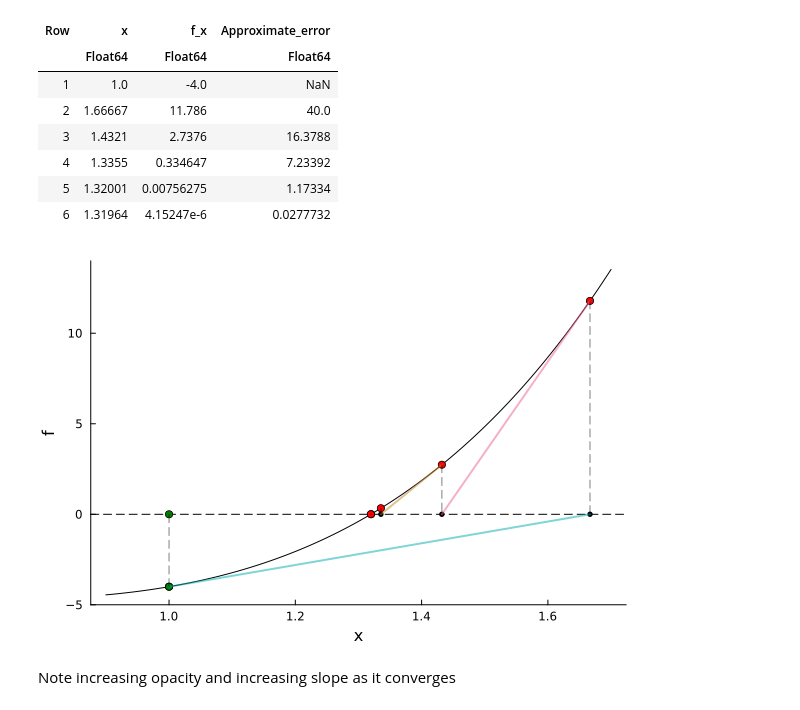
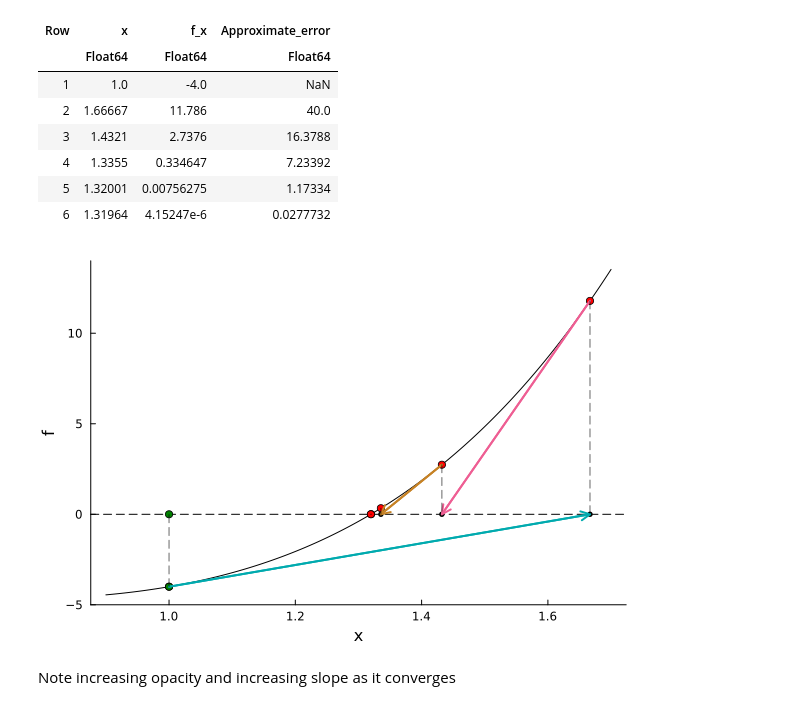
Before and after one commit to jhtl08/Root-Finding, a Jupyter notebook: CT1_Roots_Coloma_Lorenzo.ipynb, the cells around one changed output. Saved outputs shown, nothing was run; the diff lists cells and outputs as text; code cells hidden in the pictures.

```diff
--- a/CT1_Roots_Coloma_Lorenzo.ipynb
+++ b/CT1_Roots_Coloma_Lorenzo.ipynb
@@ -301,38 +339,36 @@ using Plots
 
 array_size=length(x_values)
 y_zeros = zeros(array_size)
 
 x = range(min_x, max_x, length=length_x)
 y = f.(x)
 
 Plots.plot(x, y, ylims=(min_y, max_y), legend=false, grid=false, xlabel="x", ylabel="f", color=:black) #Plots f(x)
 hline!([0], color=:black, linestyle=:dash, label="y=0") #Draws horizontal line at y=0 (x-axis)
 
 scatter!(x_values, y_zeros, label=false, color=:black, markersize=3) #Draws points of intersection of tangent lines and x-axis
 scatter!(x_values, y_values, label=false, color=:red, markersize=4) #Draws all (x, f(x)) algorithm passes by
 scatter!([x_values[1],x_values[1]], [y_values[1],0], label=false, color=:green, markersize=4) #Marks initial guess x0 as green
 
 # for x_point in x_values #Iterates to draw each tangent line for every x passed by
 #     alpha = opacity_control/array_size
 #     tangent_line(x) = fprime(x_point) * (x - x_point) + f(x_point)
 #     plot!(x, tangent_line, label=false, linestyle=:solid, color=:red, alpha=alpha)
 # end
 
 i=2
 while i<array_size2
-    alpha = opacity_control/array_size
-    plot!([x_values[i-1],x_values[i]], [f(x_values[i-1]),0], label=false, linestyle=:solid, alpha=alpha,linewidth=2)
+    quiver!([x_values[i-1]], [y_values[i-1]], quiver=([(x_values[i] - x_values[i-1])], [-y_values[i-1]]),label=false, linewidth=2, legend=false, arrow=true, linestyle=:solid)
     i+=1
 end
 
 for x_point in x_values #Iterates to draw each line from (x,f(x)) to (x,0)
-    alpha = opacity_control/array_size
-    plot!([x_point, x_point], [f(x_point), 0], label=nothing, linestyle=:dash, color=:black, alpha = alpha)
+    plot!([x_point, x_point], [f(x_point), 0], label=nothing, linestyle=:dash, color=:black,alpha=0.6)
 end
 
 current()
 # %% [output]
-[figure, old version]
+[figure, new version]
 # %% [markdown]
 Note increasing opacity and increasing slope as it converges
 # %% [markdown]
```
Also changed, not shown: parts of 8 cells of this notebook.
